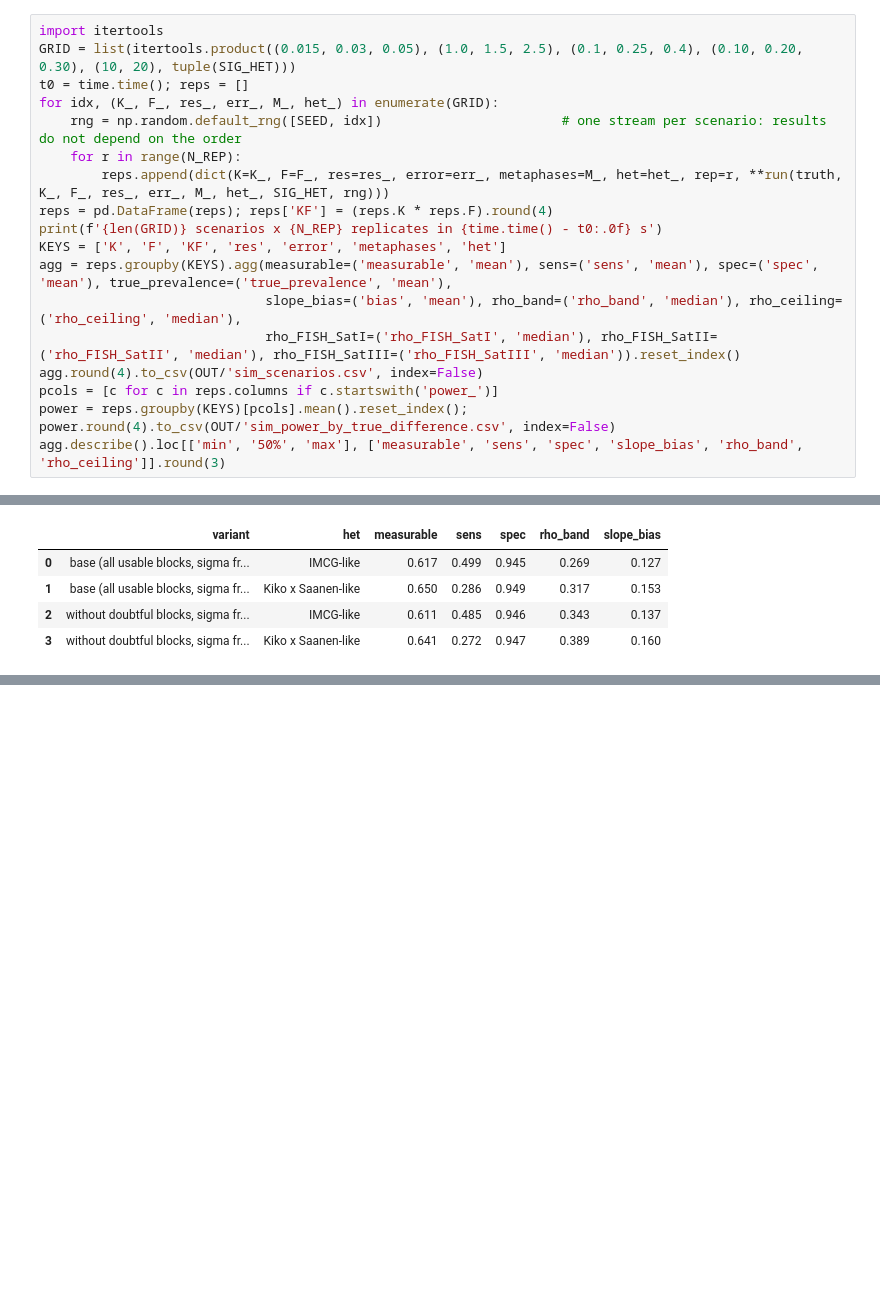
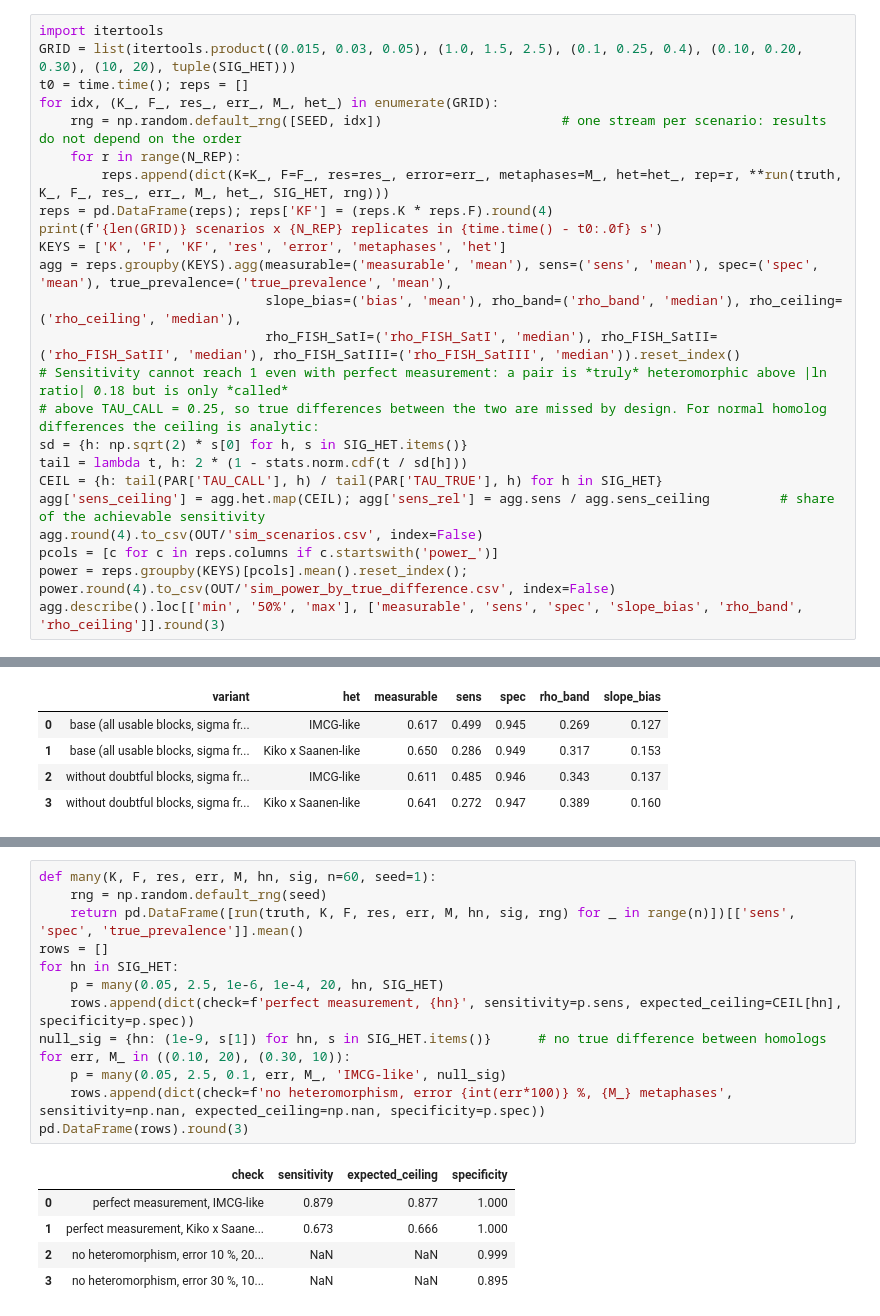
Before and after one commit to tiagoherrador/capra-hircus-karyotype-sim, a Jupyter notebook: notebooks/01_karyotype_and_simulation.ipynb, the cells around one changed output, grey strips where cells are left out. Saved outputs shown, nothing was run; the diff lists cells and outputs as text; blank space fills up the shorter version.

Commit message:
Report sensitivity against its analytic ceiling, add simulator checks, fix stale assumptions

```diff
--- a/notebooks/01_karyotype_and_simulation.ipynb
+++ b/notebooks/01_karyotype_and_simulation.ipynb
@@ -531,6 +525,12 @@ KEYS = ['K', 'F', 'KF', 'res', 'error', 'metaphases', 'het']
 agg = reps.groupby(KEYS).agg(measurable=('measurable', 'mean'), sens=('sens', 'mean'), spec=('spec', 'mean'), true_prevalence=('true_prevalence', 'mean'),
                              slope_bias=('bias', 'mean'), rho_band=('rho_band', 'median'), rho_ceiling=('rho_ceiling', 'median'),
                              rho_FISH_SatI=('rho_FISH_SatI', 'median'), rho_FISH_SatII=('rho_FISH_SatII', 'median'), rho_FISH_SatIII=('rho_FISH_SatIII', 'median')).reset_index()
+# Sensitivity cannot reach 1 even with perfect measurement: a pair is *truly* heteromorphic above |ln ratio| 0.18 but is only *called*
+# above TAU_CALL = 0.25, so true differences between the two are missed by design. For normal homolog differences the ceiling is analytic:
+sd = {h: np.sqrt(2) * s[0] for h, s in SIG_HET.items()}
+tail = lambda t, h: 2 * (1 - stats.norm.cdf(t / sd[h]))
+CEIL = {h: tail(PAR['TAU_CALL'], h) / tail(PAR['TAU_TRUE'], h) for h in SIG_HET}
+agg['sens_ceiling'] = agg.het.map(CEIL); agg['sens_rel'] = agg.sens / agg.sens_ceiling         # share of the achievable sensitivity
 agg.round(4).to_csv(OUT/'sim_scenarios.csv', index=False)
 pcols = [c for c in reps.columns if c.startswith('power_')]
 power = reps.groupby(KEYS)[pcols].mean().reset_index(); power.round(4).to_csv(OUT/'sim_power_by_true_difference.csv', index=False)
@@ -674,0 +642,19 @@ Slope bias (estimated - true), median 0.09, range -0.20 to 0.27
+# %%
+def many(K, F, res, err, M, hn, sig, n=60, seed=1):
+    rng = np.random.default_rng(seed)
+    return pd.DataFrame([run(truth, K, F, res, err, M, hn, sig, rng) for _ in range(n)])[['sens', 'spec', 'true_prevalence']].mean()
+rows = []
+for hn in SIG_HET:
+    p = many(0.05, 2.5, 1e-6, 1e-4, 20, hn, SIG_HET)
+    rows.append(dict(check=f'perfect measurement, {hn}', sensitivity=p.sens, expected_ceiling=CEIL[hn], specificity=p.spec))
+null_sig = {hn: (1e-9, s[1]) for hn, s in SIG_HET.items()}      # no true difference between homologs
+for err, M_ in ((0.10, 20), (0.30, 10)):
+    p = many(0.05, 2.5, 0.1, err, M_, 'IMCG-like', null_sig)
+    rows.append(dict(check=f'no heteromorphism, error {int(err*100)} %, {M_} metaphases', sensitivity=np.nan, expected_ceiling=np.nan, specificity=p.spec))
+pd.DataFrame(rows).round(3)
+# %% [output]
+|  | check | sensitivity | expected_ceiling | specificity |
+| 0 | perfect measurement, IMCG-like | 0.879 | 0.877 | 1.000 |
+| 1 | perfect measurement, Kiko x Saane... | 0.673 | 0.666 | 1.000 |
+| 2 | no heteromorphism, error 10 %, 20... | NaN | NaN | 0.999 |
+| 3 | no heteromorphism, error 30 %, 10... | NaN | NaN | 0.895 |
```
Also changed, not shown: parts of 9 cells of this notebook, 3 other files.
